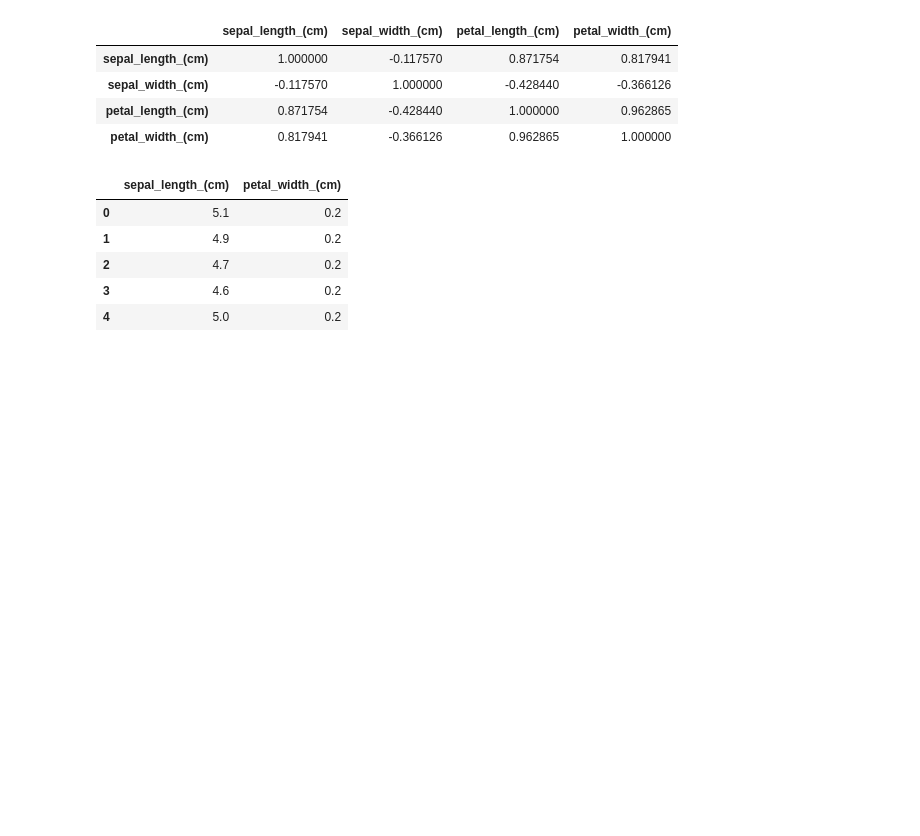
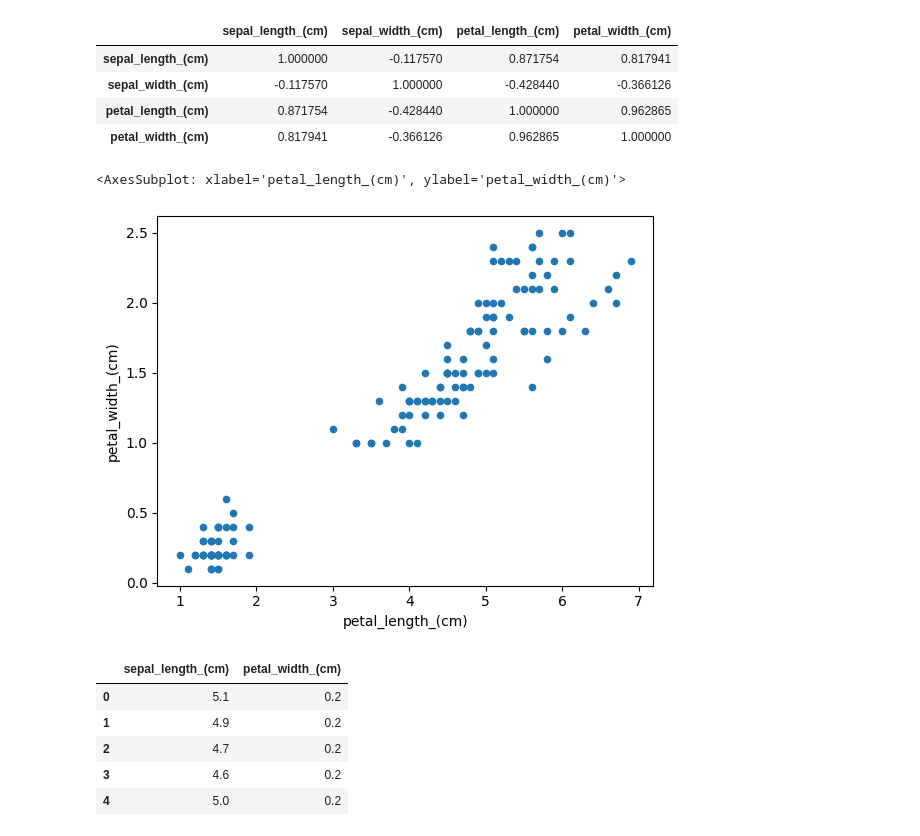
Before and after one commit to Sushmitha11-M/DSC_Ed, a Jupyter notebook: notebooks/pandas_7_Nov.ipynb, the cells around one changed output. Cells and saved outputs as stored; diff of their text form; code cells hidden in the pictures; blank space fills up the shorter version.

```diff
--- a/notebooks/pandas_7_Nov.ipynb
+++ b/notebooks/pandas_7_Nov.ipynb
@@ -167,6 +167,11 @@ df_iris.corr()
 | sepal_width_(cm) | -0.117570 | 1.000000 | -0.428440 | -0.366126 |
 | petal_length_(cm) | 0.871754 | -0.428440 | 1.000000 | 0.962865 |
 | petal_width_(cm) | 0.817941 | -0.366126 | 0.962865 | 1.000000 |
+# %%
+df_iris.plot(kind= 'scatter', x='petal_length_(cm)', y= 'petal_width_(cm)')
+# %% [output]
+<AxesSubplot: xlabel='petal_length_(cm)', ylabel='petal_width_(cm)'>
+[figure, added]
 # %%
 # another way to subset the columns
 
```
Also changed, not shown: parts of 2 cells of this notebook, 1 other file.
